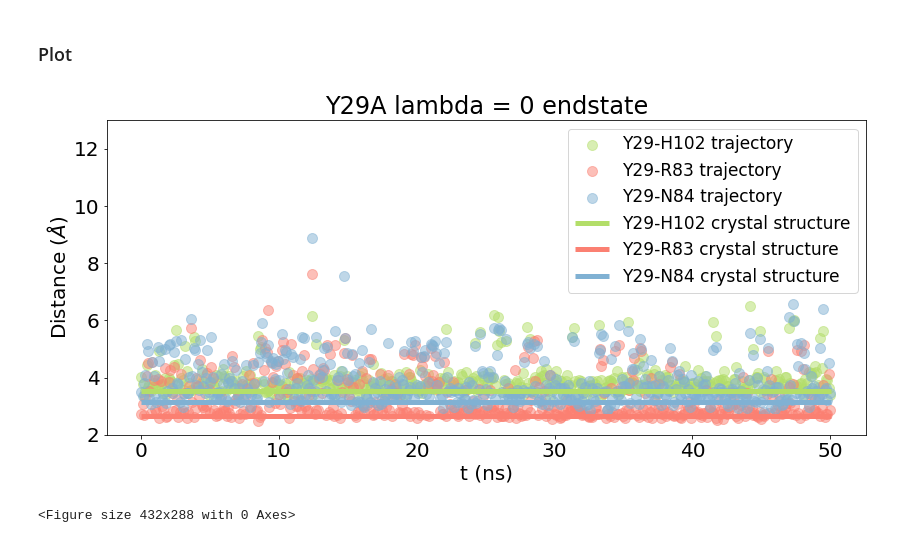
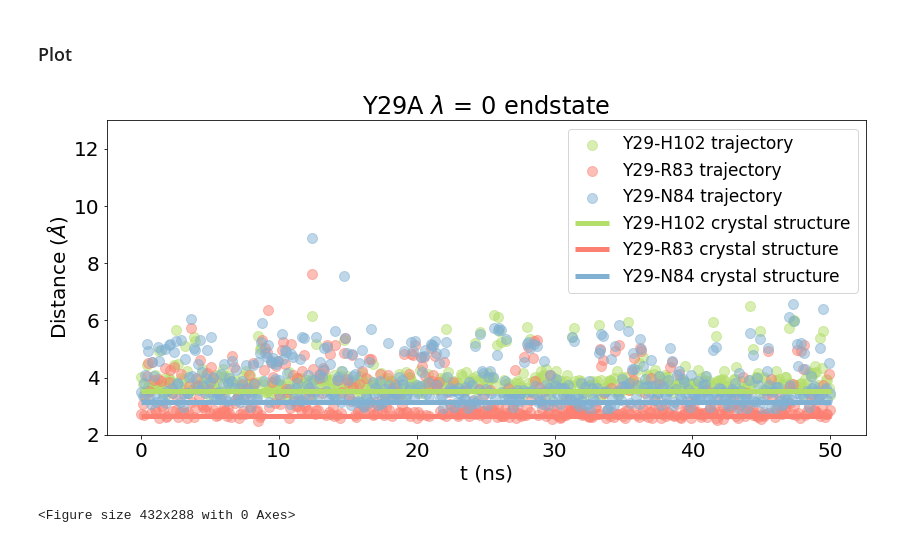
Before and after one commit to choderalab/perses-barnase-barstar-paper, a Jupyter notebook: scripts/05_analyze/6_outlier_residue_distance_plot.ipynb, the cells around one changed output. Saved outputs shown, nothing was run; the diff lists cells and outputs as text; code cells hidden in the pictures.

```diff
--- a/scripts/05_analyze/6_outlier_residue_distance_plot.ipynb
+++ b/scripts/05_analyze/6_outlier_residue_distance_plot.ipynb
@@ -386,33 +386,33 @@ plt.rc('font', size=20)
 # Plot
 residue_pair_labels = ["Y29-H102", "Y29-R83", "Y29-N84"]
 colors = ["#b3de69", "#fb8072", "#80b1d3"]
 for distances_traj, distances_bsbn, residue_pair_label, color in zip(distances_traj_all, distances_bsbn_all, residue_pair_labels, colors):
     plt.scatter(np.arange(len(distances_traj))*100/1000, distances_traj, color=color, s=100, alpha=0.5, label=f"{residue_pair_label} trajectory")
 
 for distances_traj, distances_bsbn, residue_pair_label, color in zip(distances_traj_all, distances_bsbn_all, residue_pair_labels, colors):
     plt.hlines(distances_bsbn[0], 0, len(distances_traj)*100/1000, color=color, linewidth=5, label=f"{residue_pair_label} crystal structure")
 
 # Add axis labels
 plt.xlabel("t (ns)")
 plt.ylabel("Distance ($\AA$)")
 
 # Add legend
 plt.legend(fontsize=17)
 
 # Set ylim
 plt.ylim([2, 13])
 
 # Add title
-plt.title("Y29A lambda = 0 endstate")
+plt.title(r"Y29A $\lambda$ = 0 endstate")
 
 # Ensure x-axis labels are not cut off
 plt.tight_layout()
 
 # Save figure
 plt.savefig(f"/data/chodera/zhangi/perses_benchmark/repex/perses-bnbs-paper-fourth-attempt/{main_dir}/{sub_dir}/replicate_{replicate}/{sub_dir}_{phase}_residue_distances.pdf", dpi=500)
 
 plt.show()
 plt.clf()
 # %% [output]
-[figure, old version]
+[figure, new version]
 <Figure size 432x288 with 0 Axes>
```
Also changed, not shown: parts of 1 cell of this notebook, 3 other files.
